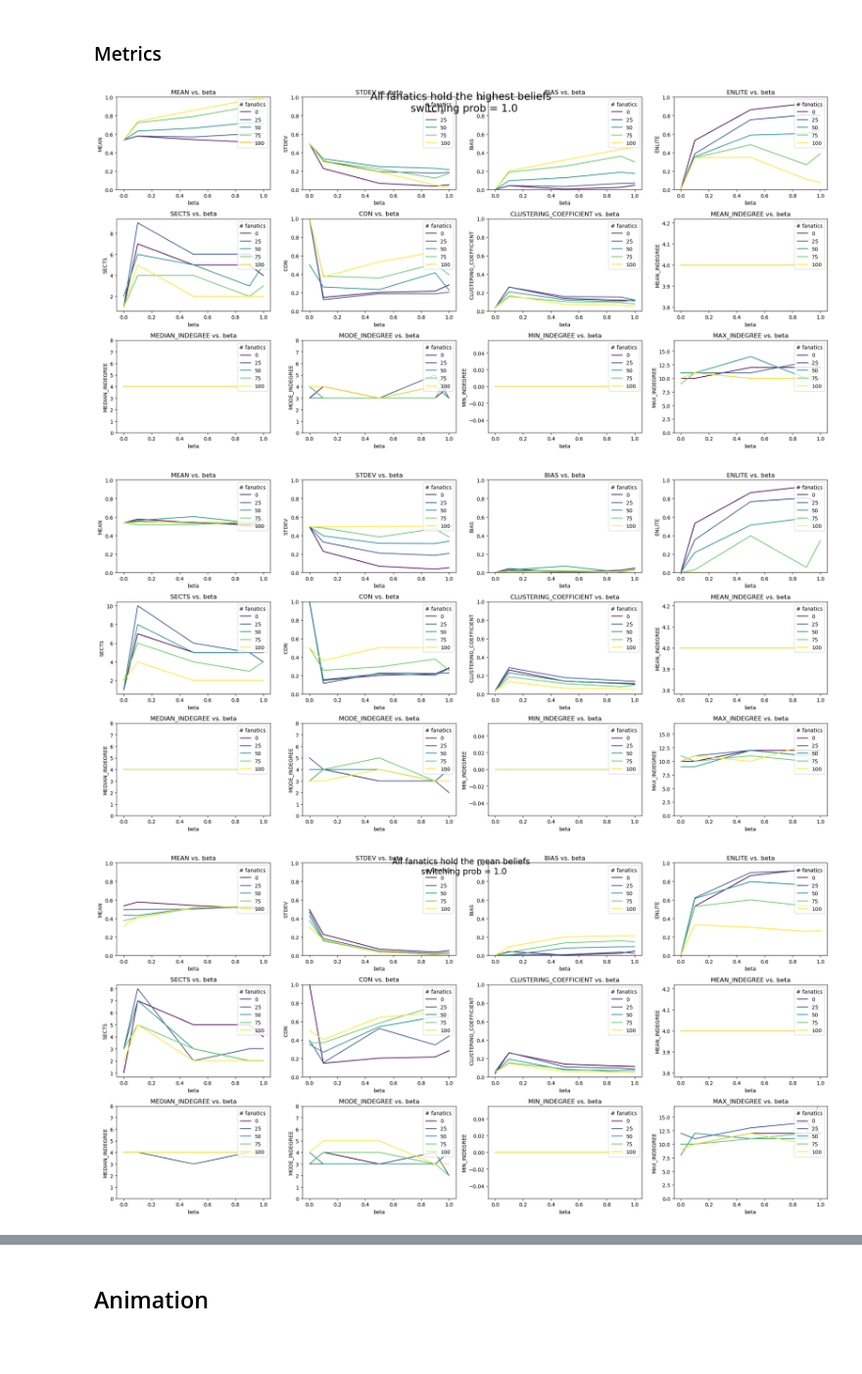
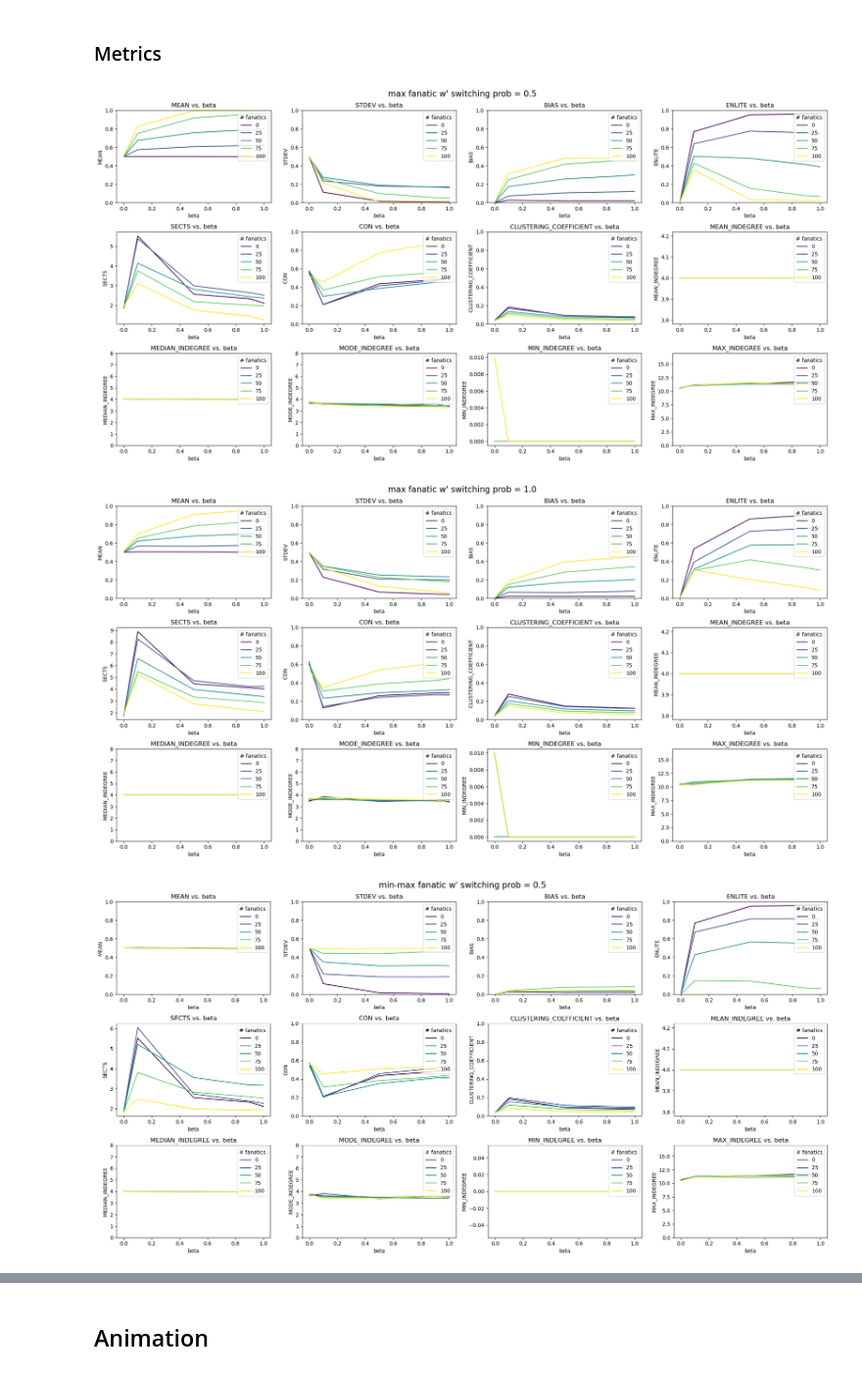
Before and after one commit to ducquando/social-network, a Jupyter notebook: analyze.ipynb, the cells around one changed output, grey strips where cells are left out. Shown at 98% size. Saved outputs shown, nothing was run; the diff lists cells and outputs as text; code cells hidden in the pictures; blank space fills up the shorter version.

```diff
--- a/analyze.ipynb
+++ b/analyze.ipynb
@@ -12,7 +12,7 @@ import cv2
 # %%
 # Change the date time to the date time of the pickle file you want to load
 date = '231102'
-time = '1656'
+time = '1719'
 date_time = date + '_' + time
 path = './data/' + date + '/'
 
@@ -339,11 +339,11 @@ def line_plot(data, metrics, export=False) -> plt.figure:
     fanatics_scheme = data["fanatics_scheme"].sample().str.cat(sep='')
     switching_prob = data["switching_prob"].sample().values[0]
     if fanatics_scheme == 'max':
-        fig.suptitle(f'All fanatics hold the highest beliefs \n switching prob = {switching_prob}', fontsize=20)
-    elif fanatics_scheme == 'min_max':
-        fig.suptitle(f'Half of the fanatics hold the highest beliefs, the other half hold the lowest beliefs \n switching prob = {switching_prob}', fontsize=20)
+        fig.suptitle(f'{fanatics_scheme} fanatic w\' switching prob = {switching_prob}', fontsize=16, y=1.02)
+    elif fanatics_scheme == 'min-max':
+        fig.suptitle(f'{fanatics_scheme} fanatic w\' switching prob = {switching_prob}', fontsize=16, y=1.02)
     elif fanatics_scheme == 'mean':
-        fig.suptitle(f'All fanatics hold the mean beliefs \n switching prob = {switching_prob}', fontsize=16)
+        fig.suptitle(f'{fanatics_scheme} fanatic w\' switching prob = {switching_prob}', fontsize=16, y=1.02)
 
     # Export
     if export:
@@ -355,10 +355,13 @@ def line_plot(data, metrics, export=False) -> plt.figure:
 # %%
 metrics= ['MEAN', 'STDEV', 'BIAS', 'ENLITE', 'SECTS', 'CON', 'CLUSTERING_COEFFICIENT', 'MEAN_INDEGREE','MEDIAN_INDEGREE', 'MODE_INDEGREE', 'MIN_INDEGREE', 'MAX_INDEGREE']
 
+line_plot(data=fanatics_max_low, metrics=metrics, export=True)
 line_plot(data=fanatics_max_high, metrics=metrics, export=True)
+line_plot(data=fanatics_min_max_low, metrics=metrics, export=True)
 line_plot(data=fanatics_min_max_high, metrics=metrics, export=True)
+line_plot(data=fanatics_mean_low, metrics=metrics, export=True)
 line_plot(data=fanatics_mean_high, metrics=metrics, export=True)
 # %% [output]
-[figure, old version]
+[figure, new version]
-[figure, old version]
+[figure, new version]
-[figure, old version]
+[figure, new version]
```
Also changed, not shown: parts of 4 cells of this notebook.
